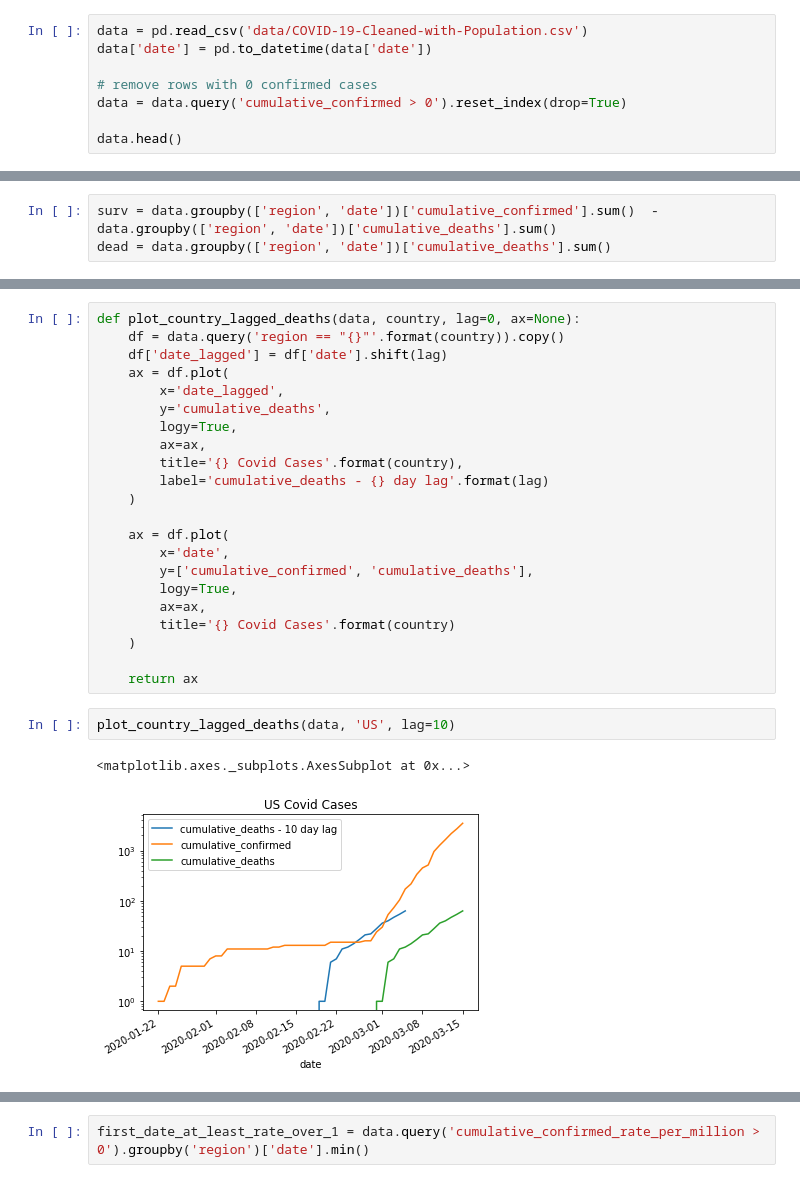
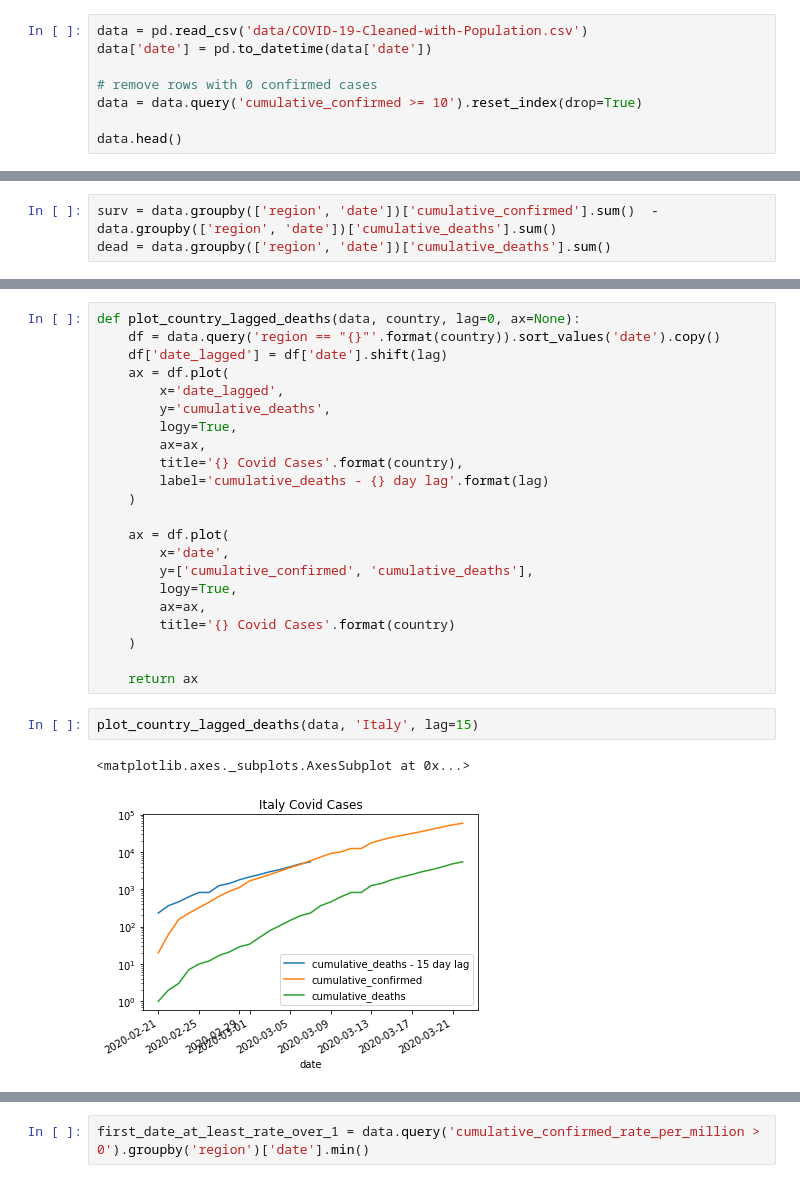
Before and after one commit to beegieb/COVID-19, a Jupyter notebook: Exploratory_Analysis.ipynb, the cells around one changed output, grey strips where cells are left out. Saved outputs shown, nothing was run; the diff lists cells and outputs as text.

```diff
--- a/Exploratory_Analysis.ipynb
+++ b/Exploratory_Analysis.ipynb
@@ -13,7 +13,7 @@ data = pd.read_csv('data/COVID-19-Cleaned-with-Population.csv')
 data['date'] = pd.to_datetime(data['date'])
 
 # remove rows with 0 confirmed cases
-data = data.query('cumulative_confirmed > 0').reset_index(drop=True)
+data = data.query('cumulative_confirmed >= 10').reset_index(drop=True)
 
 data.head()
 # %% [output]
@@ -234,6 +268,6 @@ df.plot(x='date', y=['cumulative_confirmed', 'cumulative_deaths'], logy=True)
 # %%
 def plot_country_lagged_deaths(data, country, lag=0, ax=None):
-    df = data.query('region == "{}"'.format(country)).copy()
+    df = data.query('region == "{}"'.format(country)).sort_values('date').copy()
     df['date_lagged'] = df['date'].shift(lag)
     ax = df.plot(
         x='date_lagged',
@@ -254,10 +288,10 @@ def plot_country_lagged_deaths(data, country, lag=0, ax=None):
 
     return ax
 # %%
-plot_country_lagged_deaths(data, 'US', lag=10)
+plot_country_lagged_deaths(data, 'Italy', lag=15)
 # %% [output]
 <matplotlib.axes._subplots.AxesSubplot at 0x...>
-[figure, old version]
+[figure, new version]
 # %%
 data.groupby('region')['cumulative_confirmed'].max().sort_values()[-15:]
 # %% [output]
```
Also changed, not shown: parts of 46 cells of this notebook, 5 other files.
